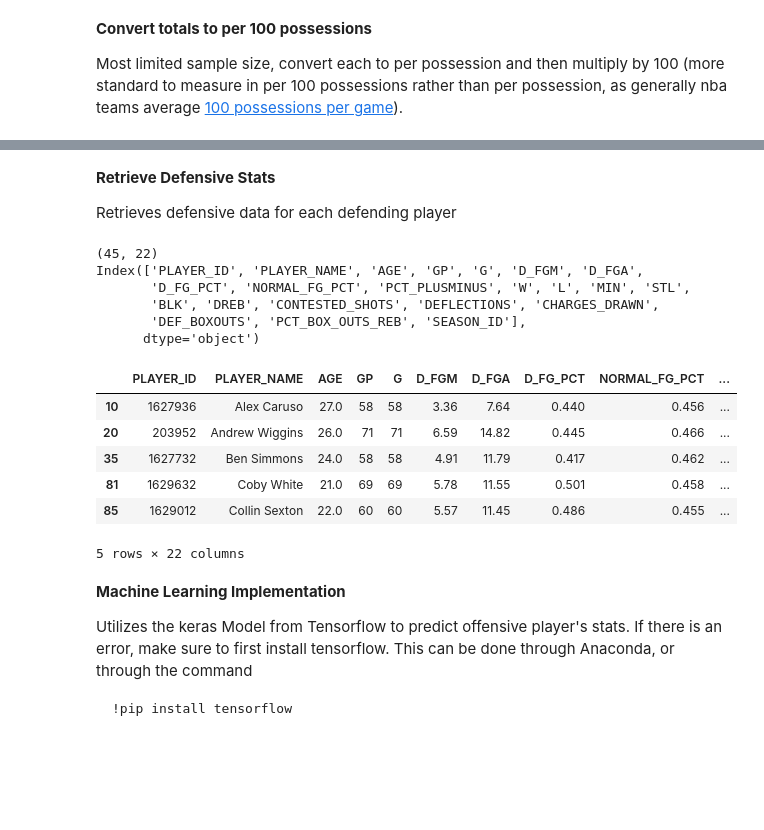
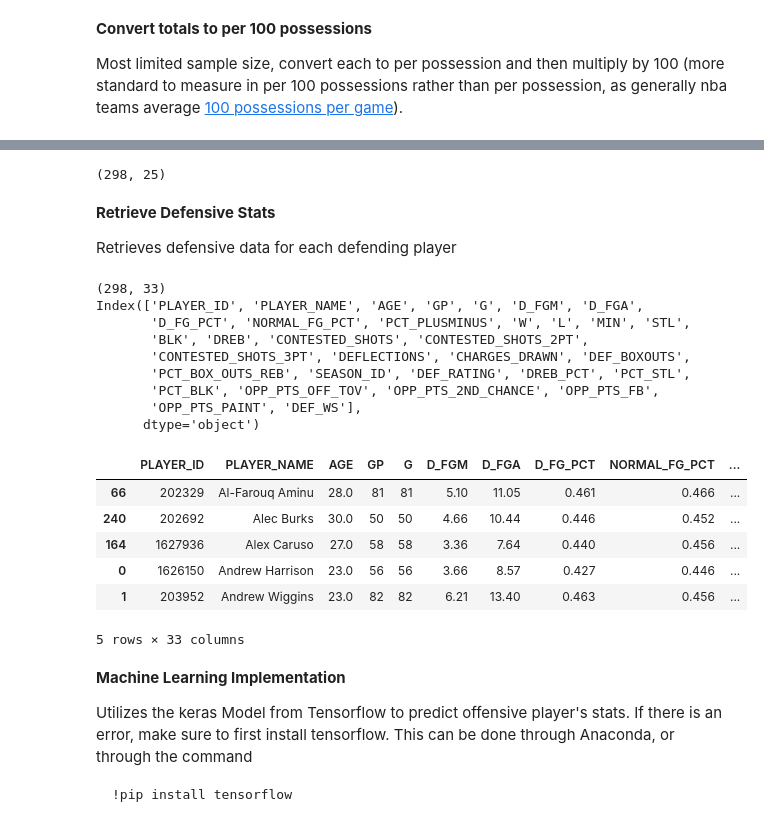
Before and after one commit to Darrick-Oliver/senior-project, a Jupyter notebook: player_vs_player_experiment.ipynb, the cells around one changed output, grey strips where cells are left out. Drawn from its saved outputs; the diff is of its cells as text; code cells hidden in the pictures; blank space fills up the shorter version.

Commit message:
Fixed player vs player model and scrapers

```diff
--- a/player_vs_player_experiment.ipynb
+++ b/player_vs_player_experiment.ipynb
@@ -29,7 +37,8 @@ df.head()
 
 Most limited sample size, convert each to per possession and then multiply by 100 (more standard to measure in per 100 possessions rather than per possession, as generally nba teams average [100 possessions per game](https://www.teamrankings.com/nba/stat/possessions-per-game)).
 # %%
-MIN_MATCHUP_MINS = 5
+MIN_MATCHUP_MINS = 1
+MAX_PP100 = 60
 # %%
 off_df = df.copy()
 off_df = off_df[off_df['MATCHUP_TIME_SEC'] > MIN_MATCHUP_MINS * 60] # Must have played more than x minutes
@@ -42,6 +51,12 @@ def per_100_poss(x):
 off_df = off_df.apply(lambda x: per_100_poss(x) if x.name not in off_df.columns[0:8] else x)
 
 off_df.sort_values('DEF_PLAYER_NAME', ascending=True, inplace=True)
+
+# Remove rows with zeros in important columns
+check = off_df[off_df.columns[8:11]] != 0
+off_df = off_df[check['PLAYER_PTS'] & check['MATCHUP_AST']]
+off_df = off_df[off_df['PLAYER_PTS'] < MAX_PP100]
+
 print(off_df.shape)
 off_df.head()
 # %% [output]
@@ -55 +70,17 @@ off_df.head()
 5 rows × 24 columns
+# %%
+som_data = off_df[off_df.columns[7:]].values
+som = MiniSom(20, 20, som_data.shape[1], sigma=5, learning_rate=0.5,
+              neighborhood_function='gaussian', random_seed=10)
+
+%time som.train(som_data, 20000, random_order=False)  # random training
+
+quantization_errors = np.linalg.norm(som.quantization(som_data) - som_data, axis=1)
+
+error_threshold = np.percentile(quantization_errors,
+                               100*(1-.25))+(0.5*(np.percentile(quantization_errors,
+                               100*(1-.25)) - np.percentile(quantization_errors, 100*(1-.75))))
+
+is_outlier = quantization_errors > error_threshold
+off_df['OUTLIER'] = is_outlier
+error_threshold
@@ -56,31 +116,43 @@ off_df.head()
+# %%
+# Remove outliers
+off_df = off_df[off_df['OUTLIER'] == False]
+print(off_df.shape)
+# %% [output]
+(298, 25)
 # %% [markdown]
 **Retrieve Defensive Stats**
 
 Retrieves defensive data for each defending player
 # %%
-data = pd.read_csv('./stats/' + season + '_def_stats.csv')
-# data = pd.read_csv('./stats/combined.csv')
+# data = pd.read_csv('./stats/' + season + '_def_stats.csv')
+data = pd.read_csv('./stats/combined.csv')
+data = data.fillna(0)
 
-# Get def stats only from selected defenders
-def_df = data[data['PLAYER_ID'].isin(off_df['DEF_PLAYER_ID'].tolist()) & data['SEASON_ID'].isin(off_df['SEASON_ID'].tolist())]
+# Get def stats only from selected defenders (rename def_player_id to player_id to merge arrays)
+comp = off_df.rename(columns={'DEF_PLAYER_ID': 'PLAYER_ID'})
+def_df = pd.merge(data, comp[['PLAYER_ID', 'SEASON_ID']], how ='inner', on=['PLAYER_ID', 'SEASON_ID'])
 
 print(def_df.shape)
 print(def_df.columns)
+def_df.sort_values('PLAYER_NAME', ascending=True, inplace=True)
 def_df.head()
 # %% [output]
-(45, 22)
+(298, 33)
 Index(['PLAYER_ID', 'PLAYER_NAME', 'AGE', 'GP', 'G', 'D_FGM', 'D_FGA',
        'D_FG_PCT', 'NORMAL_FG_PCT', 'PCT_PLUSMINUS', 'W', 'L', 'MIN', 'STL',
-       'BLK', 'DREB', 'CONTESTED_SHOTS', 'DEFLECTIONS', 'CHARGES_DRAWN',
-       'DEF_BOXOUTS', 'PCT_BOX_OUTS_REB', 'SEASON_ID'],
+       'BLK', 'DREB', 'CONTESTED_SHOTS', 'CONTESTED_SHOTS_2PT',
+       'CONTESTED_SHOTS_3PT', 'DEFLECTIONS', 'CHARGES_DRAWN', 'DEF_BOXOUTS',
+       'PCT_BOX_OUTS_REB', 'SEASON_ID', 'DEF_RATING', 'DREB_PCT', 'PCT_STL',
+       'PCT_BLK', 'OPP_PTS_OFF_TOV', 'OPP_PTS_2ND_CHANCE', 'OPP_PTS_FB',
+       'OPP_PTS_PAINT', 'DEF_WS'],
       dtype='object')
 |  | PLAYER_ID | PLAYER_NAME | AGE | GP | G | D_FGM | D_FGA | D_FG_PCT | NORMAL_FG_PCT | ... |
-| 10 | 1627936 | Alex Caruso | 27.0 | 58 | 58 | 3.36 | 7.64 | 0.440 | 0.456 | ... |
-| 20 | 203952 | Andrew Wiggins | 26.0 | 71 | 71 | 6.59 | 14.82 | 0.445 | 0.466 | ... |
-| 35 | 1627732 | Ben Simmons | 24.0 | 58 | 58 | 4.91 | 11.79 | 0.417 | 0.462 | ... |
-| 81 | 1629632 | Coby White | 21.0 | 69 | 69 | 5.78 | 11.55 | 0.501 | 0.458 | ... |
-| 85 | 1629012 | Collin Sexton | 22.0 | 60 | 60 | 5.57 | 11.45 | 0.486 | 0.455 | ... |
+| 66 | 202329 | Al-Farouq Aminu | 28.0 | 81 | 81 | 5.10 | 11.05 | 0.461 | 0.466 | ... |
+| 240 | 202692 | Alec Burks | 30.0 | 50 | 50 | 4.66 | 10.44 | 0.446 | 0.452 | ... |
+| 164 | 1627936 | Alex Caruso | 27.0 | 58 | 58 | 3.36 | 7.64 | 0.440 | 0.456 | ... |
+| 0 | 1626150 | Andrew Harrison | 23.0 | 56 | 56 | 3.66 | 8.57 | 0.427 | 0.446 | ... |
+| 1 | 203952 | Andrew Wiggins | 23.0 | 82 | 82 | 6.21 | 13.40 | 0.463 | 0.456 | ... |
-5 rows × 22 columns
+5 rows × 33 columns
 # %% [markdown]
 **Machine Learning Implementation**
 
```
Also changed, not shown: parts of 15 cells of this notebook, 3 other files.
